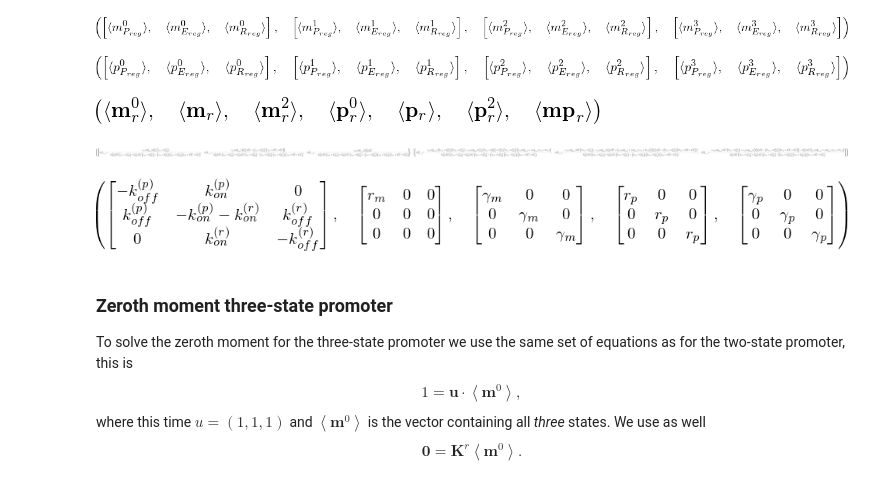
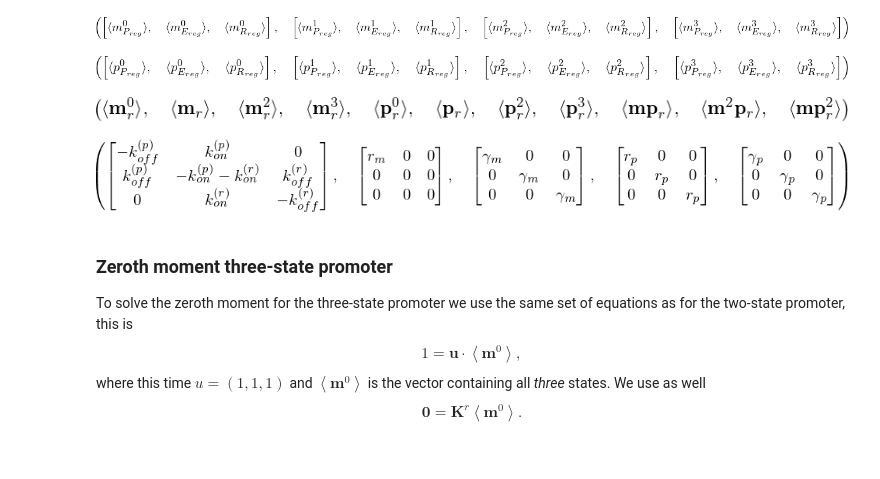
Before and after one commit to RPGroup-PBoC/chann_cap, a Jupyter notebook: src/theory/chemical_master_moments_protein.ipynb, the cells around one changed output. Saved outputs shown, nothing was run; the diff lists cells and outputs as text; code cells hidden in the pictures; blank space fills up the shorter version.

Commit message:
compute 3rd protein moment for three state promtoer

```diff
--- a/src/theory/chemical_master_moments_protein.ipynb
+++ b/src/theory/chemical_master_moments_protein.ipynb
@@ -749,24 +713,29 @@ p0_reg, p1_reg, p2_reg, p3_reg
 # %%
 # define "global" moments
 mm0_reg = moment_sympy('\mathbf{m}_r', 0)
 mm1_reg = moment_sympy('\mathbf{m}_r', None)
 mm2_reg = moment_sympy('\mathbf{m}_r', 2)
+mm3_reg = moment_sympy('\mathbf{m}_r', 3)
 pp0_reg = moment_sympy('\mathbf{p}_r', 0)
 pp1_reg = moment_sympy('\mathbf{p}_r', None)
 pp2_reg = moment_sympy('\mathbf{p}_r', 2)
+pp3_reg = moment_sympy('\mathbf{p}_r', 3)
+
+# Cross corelations
 mmpp_reg = moment_sympy('\mathbf{mp}_r', None)
-mm0_reg, mm1_reg, mm2_reg, pp0_reg, pp1_reg, pp2_reg, mmpp_reg
+mm2pp_reg = moment_sympy('\mathbf{m}^2\mathbf{p}_r', None)
+mmpp2_reg = moment_sympy('\mathbf{m}\mathbf{p}^2_r', None)
+
+mm0_reg, mm1_reg, mm2_reg, mm3_reg,\
+pp0_reg, pp1_reg, pp2_reg, pp3_reg,\
+mmpp_reg, mm2pp_reg, mmpp2_reg
 # %% [output]
-[figure, old version]
+[figure, new version]
 # %%
 with open(tmpdir + 'three_state_mRNA_solutions.pkl', 'rb') as file:
     first_sol_reg_m = pickle.load(file)
     second_sol_reg_m = pickle.load(file)
     third_sol_reg_m = pickle.load(file)
-
-first_sol_reg_m, second_sol_reg_m
-# %% [output]
-[figure, removed]
 # %%
 # Define the rate constant matrix
 Km_reg = sympy.Matrix([[-kp_off, kp_on, 0],
```
Also changed, not shown: parts of 43 cells of this notebook.
